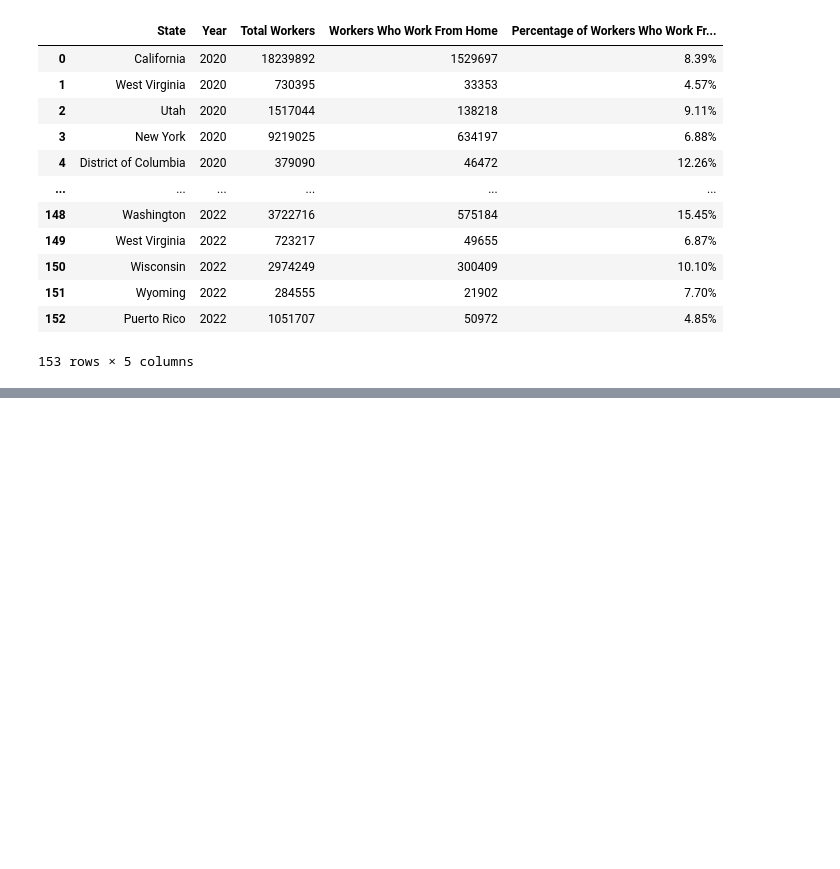
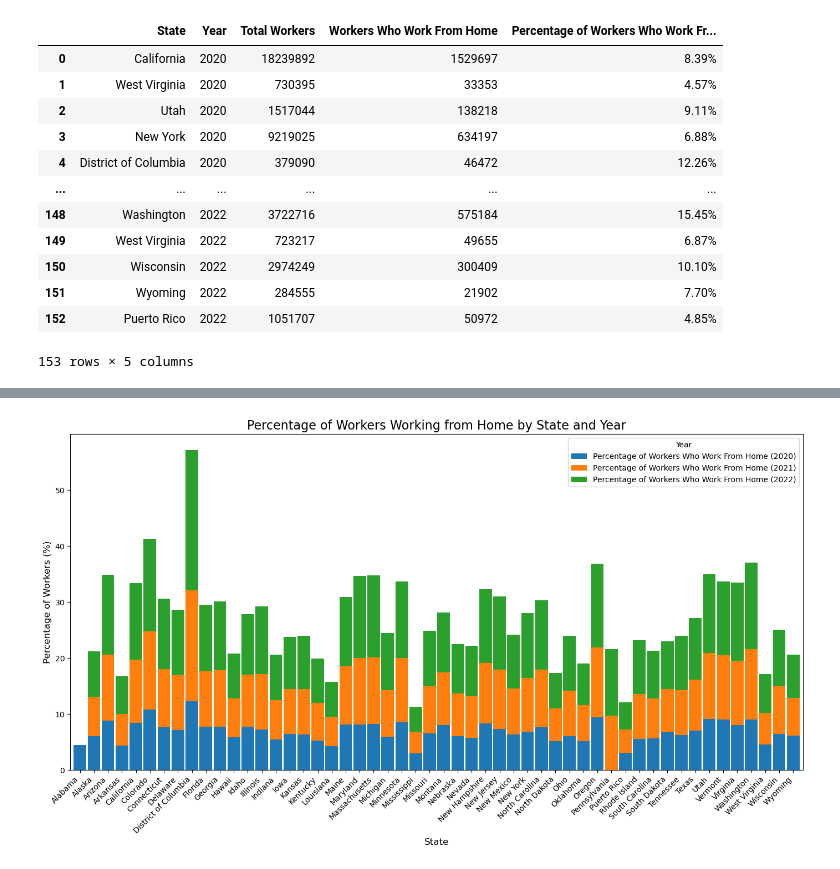
Before and after one commit to IvanDirigible/home-based-workers, a Jupyter notebook: Census_ACS_Data.ipynb, the cells around one changed output, grey strips where cells are left out. Drawn from its saved outputs; the diff is of its cells as text; code cells hidden in the pictures; blank space fills up the shorter version.

Commit message:
created stacked bar charts

```diff
--- a/Census_ACS_Data.ipynb
+++ b/Census_ACS_Data.ipynb
@@ -148,0 +150,27 @@ wfh_percentage_df
+# %%
+# Convert the percentage columns back to numeric for plotting
+# First, remove the '%' sign and convert to float
+wfh_percentage_df = wfh_percentage_df.replace({'%': '', ',': ''}, regex=True)
+wfh_percentage_df = wfh_percentage_df.astype(float)
+
+# Create the stacked bar chart directly using pandas .plot() method
+ax = wfh_percentage_df.plot(kind='bar', stacked=True, figsize=(14, 8), width=0.9)
+
+# Add title and labels
+ax.set_title('Percentage of Workers Working from Home by State and Year', fontsize=16)
+ax.set_xlabel('State', fontsize=12)
+ax.set_ylabel('Percentage of Workers (%)', fontsize=12)
+
+# Rotate x-axis labels for better readability
+plt.xticks(rotation=45, ha='right')
+
+# Add a legend to the plot
+ax.legend(title="Year", loc='upper right')
+
+# Adjust layout to prevent clipping of labels and legend
+plt.tight_layout()
+
+# Display the plot
+plt.show()
+# %% [output]
+[figure, added]
```
Also changed, not shown: parts of 18 cells of this notebook.
